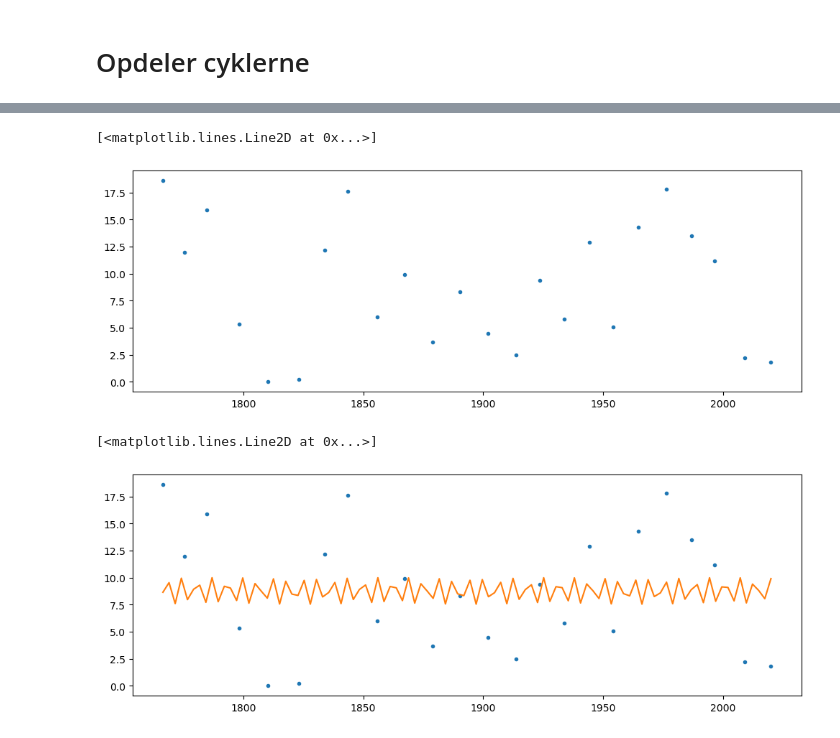
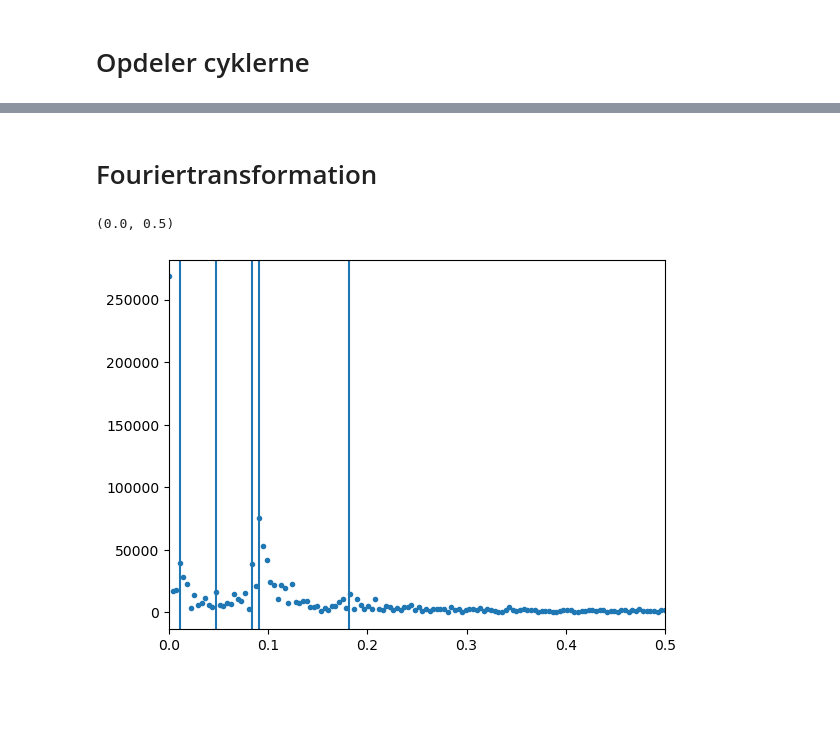
Before and after one commit to Focus9752/Solpletter_projekt, a Jupyter notebook: ok/Solpletanalyse.ipynb, the cells around one changed output, grey strips where cells are left out. Saved outputs shown, nothing was run; the diff lists cells and outputs as text; code cells hidden in the pictures; blank space fills up the shorter version.

```diff
--- a/ok/Solpletanalyse.ipynb
+++ b/ok/Solpletanalyse.ipynb
@@ -173,3 +126,24 @@ for k in range( len(Proxy_minimum_dato)-1 ):
+# %% [markdown]
+# Fouriertransformation
+# %%
+
+dato_s = Dato_brøkdel - Dato_brøkdel[0]
+
+sample_rate = int(len(Monthly_smoothed_sunspot_number) / dato_s[-1])
+
+
+yf = fft(Monthly_smoothed_sunspot_number)
+xf = fftfreq(len(Monthly_smoothed_sunspot_number), 1/sample_rate)
+plt.plot(xf, np.abs(yf), '.')
+plt.axvline(1/90)
+plt.axvline(1/11)
+plt.axvline(1/11.9)
+plt.axvline(1/21)
+plt.axvline(1/5.5)
+plt.xlim(0,0.5)
+# %% [output]
+(0.0, 0.5)
+[figure, added]
 # %%
 # for n in range( len(Cykler) ):
 #     Maximum.append( [Cykler[n][0][ np.where(Cykler[n][1] == np.max(Cykler[n][1]))[0][0] ] ,
@@ -196,48 +170,3 @@ for k in range( len(Proxy_minimum_dato)-1 ):
 # for n in range( len(Cykler_max) ):
 #     Minimum_dato = np.append( Cykler_max[n][0][ np.where(Cykler_max[n][1] == np.min(Cykler_max[n][1]))[0][0] ] , Minimum_dato)
 #     Minimum_plet = np.append(Cykler_max[n][1][ np.where(Cykler_max[n][1] == np.min(Cykler_max[n][1]))[0][0] ] , Minimum_plet)
-
-Maximum_dato = []
-Maximum_plet = []
-
-for n in range( len(Cykler) ):
-    Maximum_dato.append( Cykler[n][0][ np.where(Cykler[n][1] == np.max(Cykler[n][1]))[0][0] ])
-    Maximum_plet.append(Cykler[n][1][ np.where(Cykler[n][1] == np.max(Cykler[n][1]))[0][0] ] )
-
-
-Cykler_max = []
-for k in range( len(Maximum_dato)-1 ):
-    Maske=(Maximum_dato[k] < Dato_brøkdel) & (Dato_brøkdel < Maximum_dato[k+1])
-    x = Dato_brøkdel[Maske]
-    y = Monthly_smoothed_sunspot_number[Maske]
-    Cykler_max.append([x,y])
-
-
-
-Minimum_dato = []
-Minimum_plet = []
-
-for n in range( len(Cykler_max) ):
-    Minimum_dato.append( Cykler_max[n][0][ np.where(Cykler_max[n][1] == np.min(Cykler_max[n][1]))[0][0] ])
-    Minimum_plet.append(Cykler_max[n][1][ np.where(Cykler_max[n][1] == np.min(Cykler_max[n][1]))[0][0] ] )
-
-plt.figure(figsize=(12,4))
-plt.plot(Minimum_dato , Minimum_plet , '.')
-# %% [output]
-[<matplotlib.lines.Line2D at 0x...>]
-[figure, removed]
-# %%
-def sin(x,a,b,c):
-    return a*np.sin(x*b)+c
-
-lin_var,cov_l = curve_fit(sin , Minimum_dato , Minimum_plet,p0=[9,100])
-
-x=np.linspace(Minimum_dato[0] , Minimum_dato[-1] , 100)
-y=sin(x,*lin_var)
-plt.figure(figsize=(12,4))
-
-plt.plot(Minimum_dato , Minimum_plet , '.')
-plt.plot(x,y)
-# %% [output]
-[<matplotlib.lines.Line2D at 0x...>]
-[figure, removed]
```
Also changed, not shown: parts of 14 cells of this notebook.
